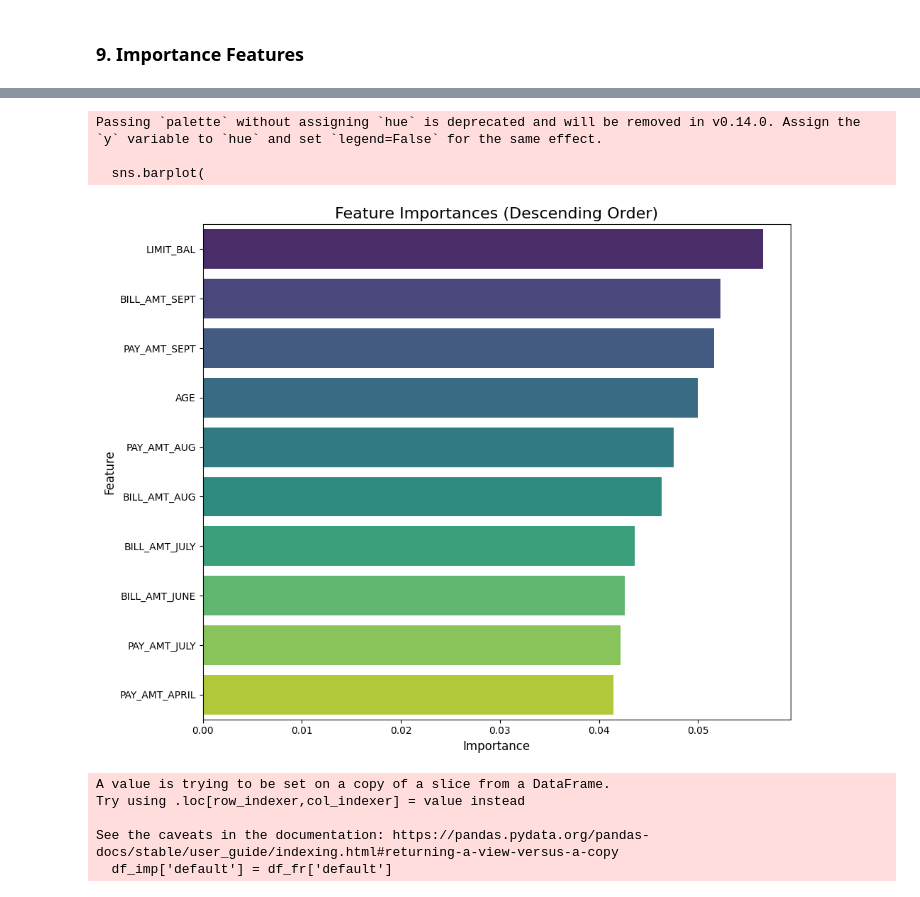
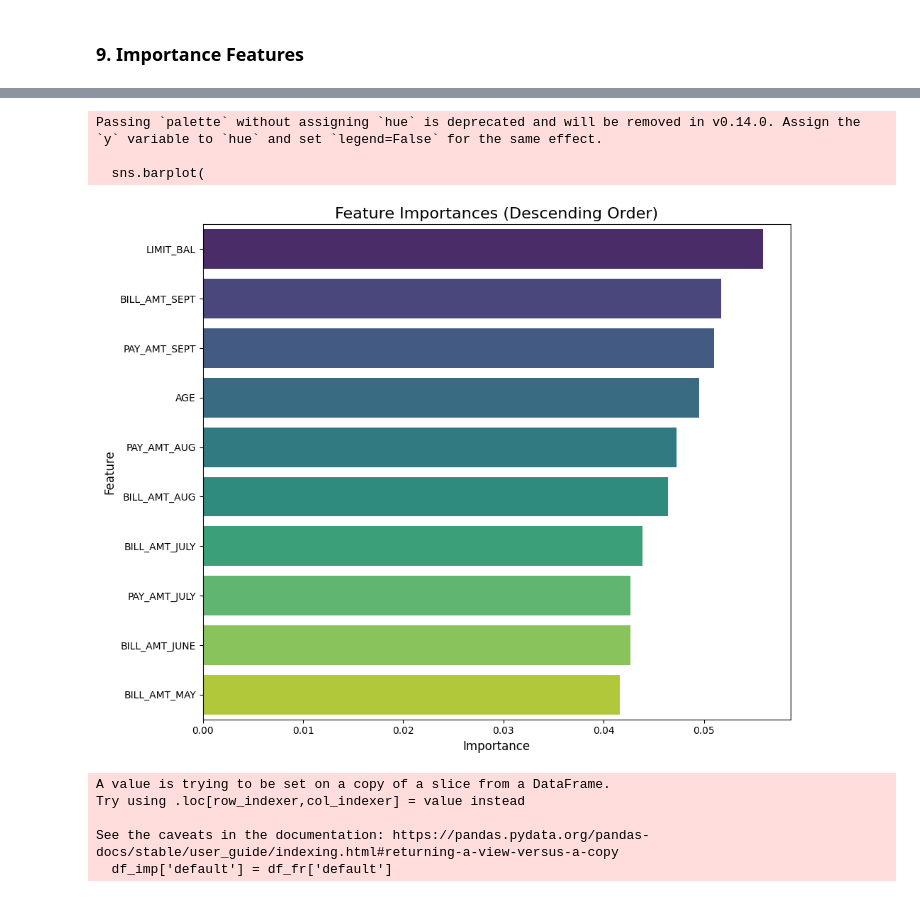
Before and after one commit to sans007/ML_Credit_Card_Defult_Prediction, a Jupyter notebook: Notebook/2.Model_Training.ipynb, the cells around one changed output, grey strips where cells are left out. Cells and saved outputs as stored; diff of their text form; code cells hidden in the pictures.

```diff
--- a/Notebook/2.Model_Training.ipynb
+++ b/Notebook/2.Model_Training.ipynb
@@ -325,7 +325,7 @@ models={
     "Random Forest":RandomForestClassifier(),
     "XGBoost":XGBClassifier(),
     "AdaBoost":AdaBoostClassifier(),
-    "CatBoost":CatBoostClassifier()
+    "CatBoost":CatBoostClassifier(verbose=False)
 
 }
 for i in range(len(list(models))):
@@ -619,8 +635,13 @@ Model Performance for Test set
 ### 9. Importance Features
 # %%
 # Define the models
-rf_model = {
-    "Random Forest": RandomForestClassifier(n_estimators=500, min_samples_split=2, max_features=8, max_depth=None),
+rf_model =  {
+    "Random Forest": RandomForestClassifier(
+        n_estimators=n_estimator,
+        min_samples_split=min_samples,
+        max_features=max_feature,
+        max_depth=max_depth
+    )
 }
 
 # Fit the model and retrieve feature importances
@@ -657,37 +678,48 @@ Feature 88: 0.0001
 Feature 89: 0.0000
 # %%
 # Fit the Random Forest model (replace X_train, y_train with your data)
-rf_model = RandomForestClassifier(n_estimators=1000, min_samples_split=2, max_features=8, max_depth=None, random_state=42)
-rf_model.fit(X_train, y_train)
+rf_model =  {
+    "Random Forest": RandomForestClassifier(
+        n_estimators=n_estimator,
+        min_samples_split=min_samples,
+        max_features=max_feature,
+        max_depth=max_depth
+    )
+}
 
-# Retrieve feature importances and feature names
-feature_importances = rf_model.feature_importances_
-feature_names = df_final.columns
+for name, model in rf_model.items():
+    # Fit the model to the training data
+    model.fit(X_train, y_train)
 
-# Create a DataFrame for feature importances
-importance_df = pd.DataFrame({
-    'Feature': feature_names,
-    'Importance': feature_importances
-}).sort_values(by='Importance', ascending=False)[:10]
 
-# Plot the feature importances
-plt.figure(figsize=(10, 8))
-sns.barplot(
-    data=importance_df,
-    x='Importance',
-    y='Feature',
-    palette="viridis"
-)
-plt.title("Feature Importances (Descending Order)", fontsize=16)
-plt.xlabel("Importance", fontsize=12)
-plt.ylabel("Feature", fontsize=12)
-plt.tight_layout()
-plt.show()
+    # Retrieve feature importances and feature names
+    feature_importances = model.feature_importances_
+    feature_names = df_final.columns
+
+    # Create a DataFrame for feature importances
+    importance_df = pd.DataFrame({
+        'Feature': feature_names,
+        'Importance': feature_importances
+    }).sort_values(by='Importance', ascending=False)[:10]
+
+    # Plot the feature importances
+    plt.figure(figsize=(10, 8))
+    sns.barplot(
+        data=importance_df,
+        x='Importance',
+        y='Feature',
+        palette="viridis"
+    )
+    plt.title("Feature Importances (Descending Order)", fontsize=16)
+    plt.xlabel("Importance", fontsize=12)
+    plt.ylabel("Feature", fontsize=12)
+    plt.tight_layout()
+    plt.show()
 # %% [output]
 Passing `palette` without assigning `hue` is deprecated and will be removed in v0.14.0. Assign the `y` variable to `hue` and set `legend=False` for the same effect.
 
   sns.barplot(
-[figure, old version]
+[figure, new version]
 # %%
 df_imp = df_final[feature_names[:20]]
 df_imp['default'] = df_fr['default']
```
Also changed, not shown: parts of 13 cells of this notebook, 6 other files.
